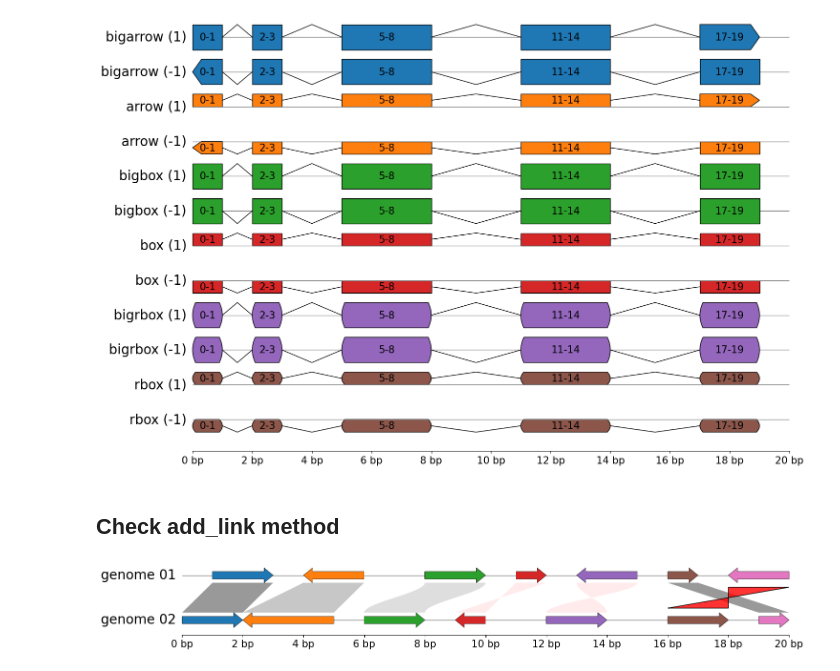
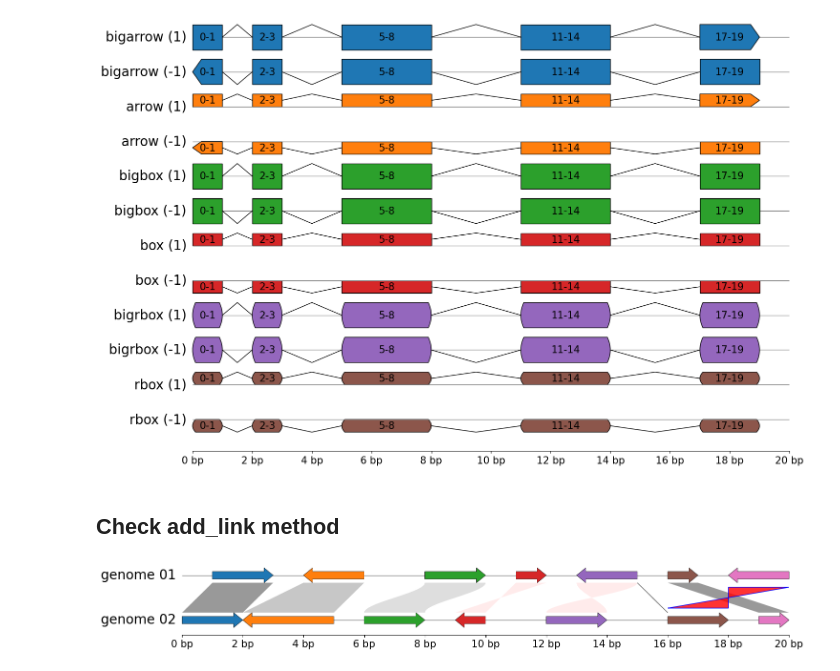
Before and after one commit to moshi4/pyGenomeViz, a Jupyter notebook: notebooks/check_figure.ipynb, the cells around one changed output. Saved outputs shown, nothing was run; the diff lists cells and outputs as text; code cells hidden in the pictures.

```diff
--- a/notebooks/check_figure.ipynb
+++ b/notebooks/check_figure.ipynb
@@ -58,31 +58,32 @@ fig = gv.plotfig()
 # %%
 from pygenomeviz import GenomeViz
 from pygenomeviz.utils import ColorCycler
 
 gv = GenomeViz(fig_track_height=0.5, link_track_ratio=2, tick_track_ratio=0.5, tick_style="axis")
 
 genome_list = [
     {"name": "genome 01", "size": 20, "cds_list": [(1, 3, 1), (4, 6, -1), (8, 10, 1), (11, 12, 1), (13, 15, -1), (16, 17, 1), (18, 20, -1)]},
     {"name": "genome 02", "size": 20, "cds_list": [(0, 2, 1), (2, 5, -1), (6, 8, 1), (9, 10, -1), (12, 14, 1), (16, 18, 1), (19, 20, 1)]},
 ]
 
 for genome in genome_list:
     name, size, cds_list = genome["name"], genome["size"], genome["cds_list"]
     track = gv.add_feature_track(name, size)
     ColorCycler.reset_cycle()
     for cds in cds_list:
         start, end, strand = cds
         track.add_feature(start, end, strand, linewidth=0.5, facecolor=ColorCycler())
 
 # Link between "genome 01" to "genome 02"
 gv.add_link(("genome 01", 1, 3), ("genome 02", 0, 2))
 gv.add_link(("genome 01", 4, 6), ("genome 02", 2, 5), v=50)
 gv.add_link(("genome 02", 6, 8), ("genome 01", 8, 10), curve=True, v=25)
 gv.add_link(("genome 01", 11, 12), ("genome 02", 10, 9), v=0)
 gv.add_link(("genome 01", 15, 13), ("genome 02", 12, 14), curve=True, v=50, vmin=50)
+gv.add_link(("genome 01", 15, 15), ("genome 02", 16, 16))
 gv.add_link(("genome 01", 16, 17), ("genome 02", 19, 20))
-gv.add_link(("genome 01", 20, 18), ("genome 02", 16, 18), size_ratio=0.7, patch_kws=dict(ec="black", lw=1))
+gv.add_link(("genome 01", 20, 18), ("genome 02", 16, 18), size_ratio=0.7, patch_kws=dict(ec="blue", lw=1))
 
 fig = gv.plotfig()
 # %% [output]
-[figure, old version]
+[figure, new version]
```
Also changed, not shown: 1 other file.
